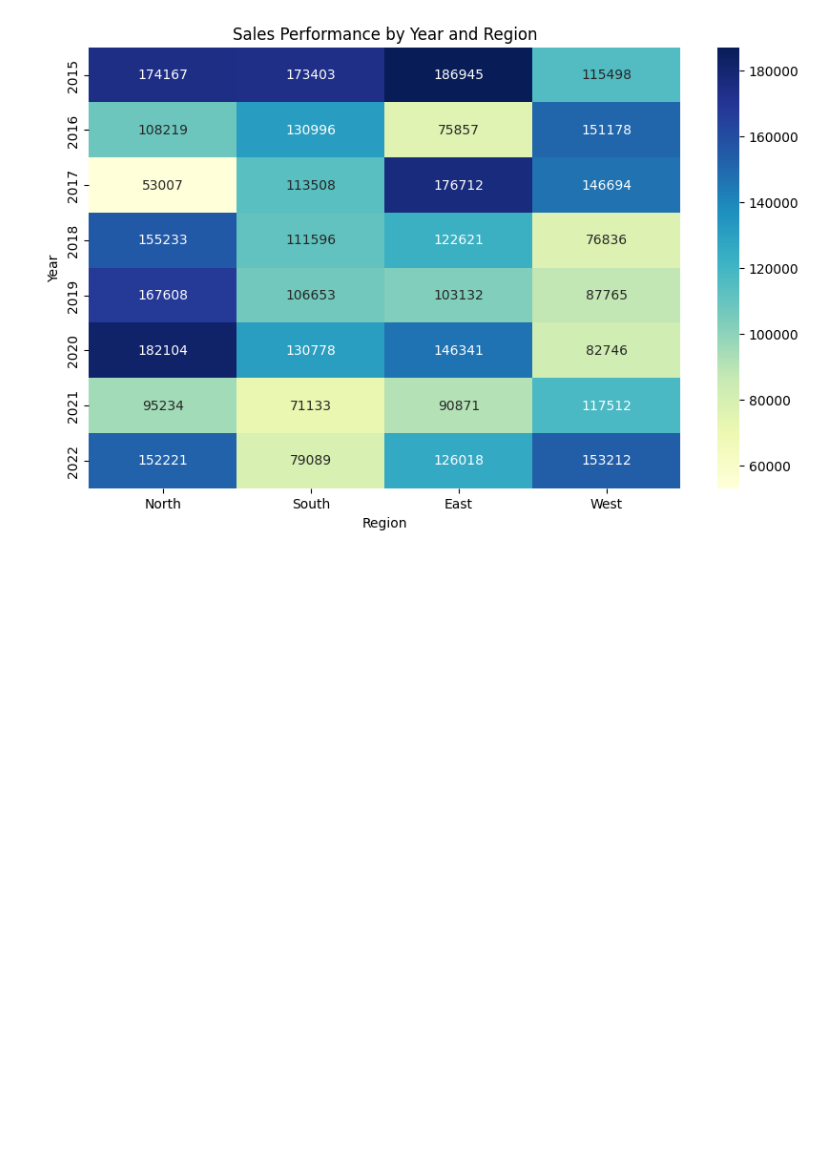
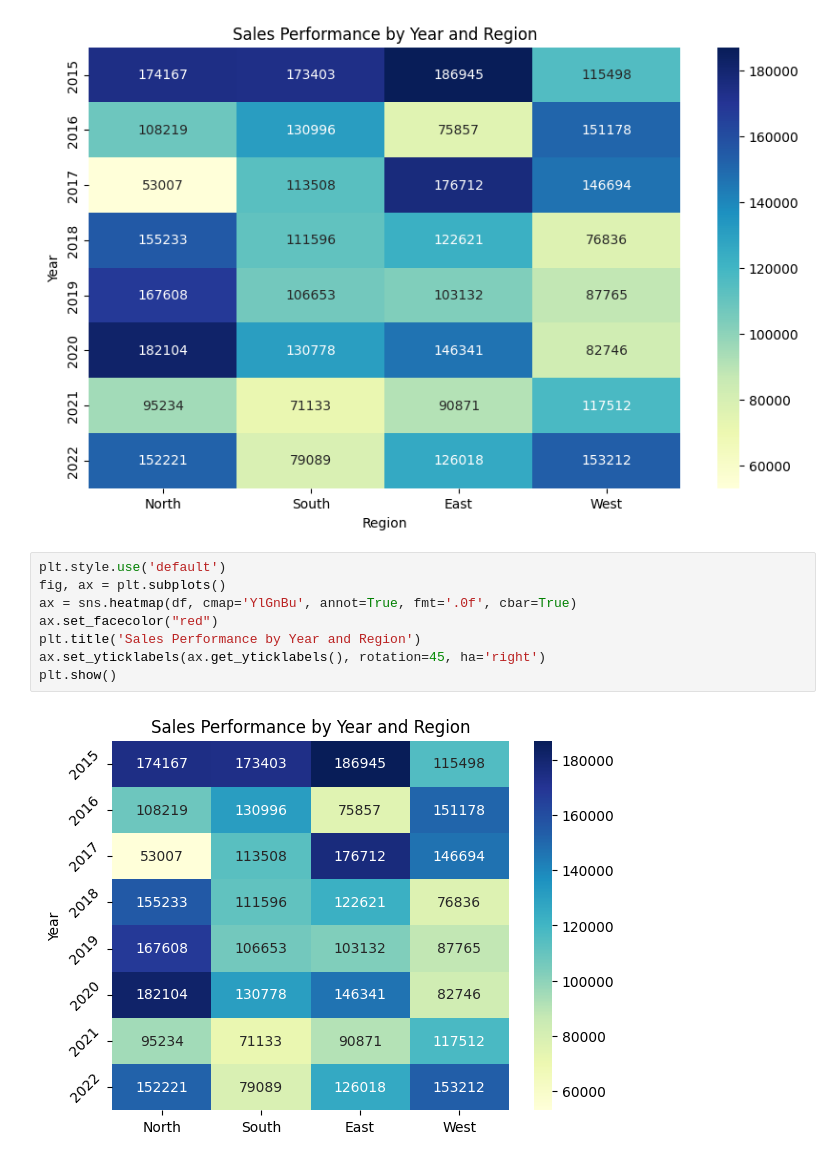
Before and after one commit to PeachDew/data_storytelling, a Jupyter notebook: datastoryexploration.ipynb, the cells around one changed output. Cells and saved outputs as stored; diff of their text form; blank space fills up the shorter version.

```diff
--- a/datastoryexploration.ipynb
+++ b/datastoryexploration.ipynb
@@ -118,3 +118,13 @@ plt.ylabel('Year')
 plt.show()
 # %% [output]
 [figure]
+# %%
+plt.style.use('default')
+fig, ax = plt.subplots()
+ax = sns.heatmap(df, cmap='YlGnBu', annot=True, fmt='.0f', cbar=True)
+ax.set_facecolor("red")
+plt.title('Sales Performance by Year and Region')
+ax.set_yticklabels(ax.get_yticklabels(), rotation=45, ha='right')
+plt.show()
+# %% [output]
+[figure, added]
```
Also changed, not shown: 1 other file.
